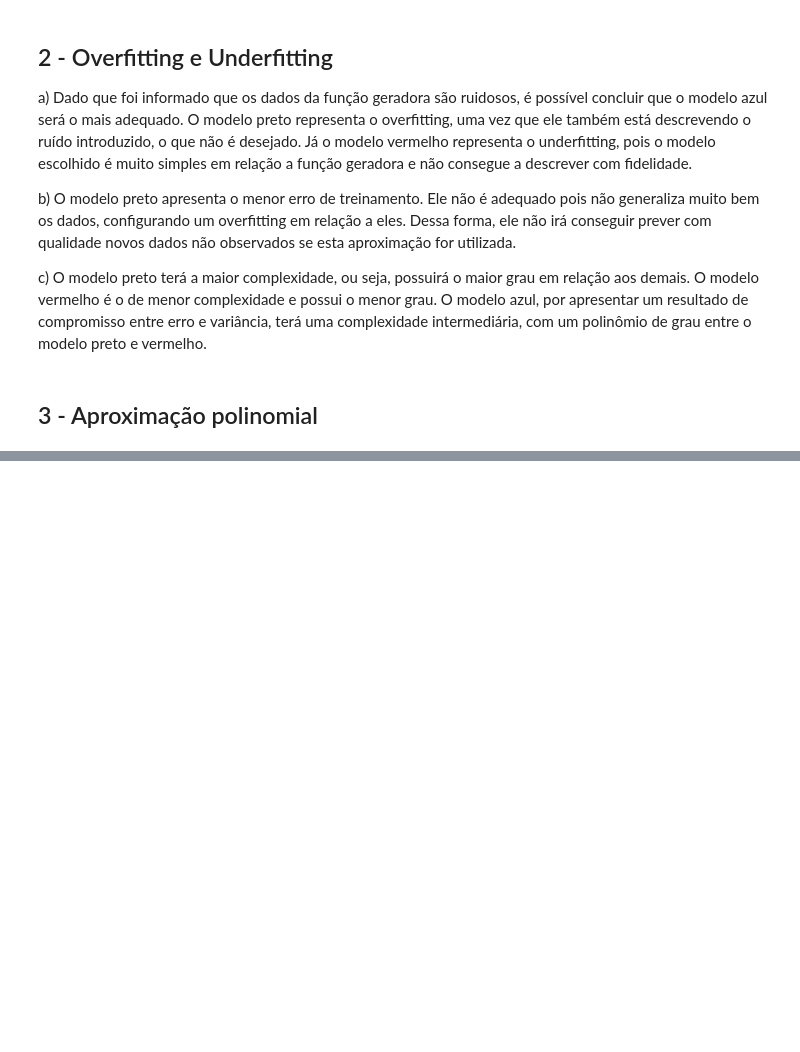
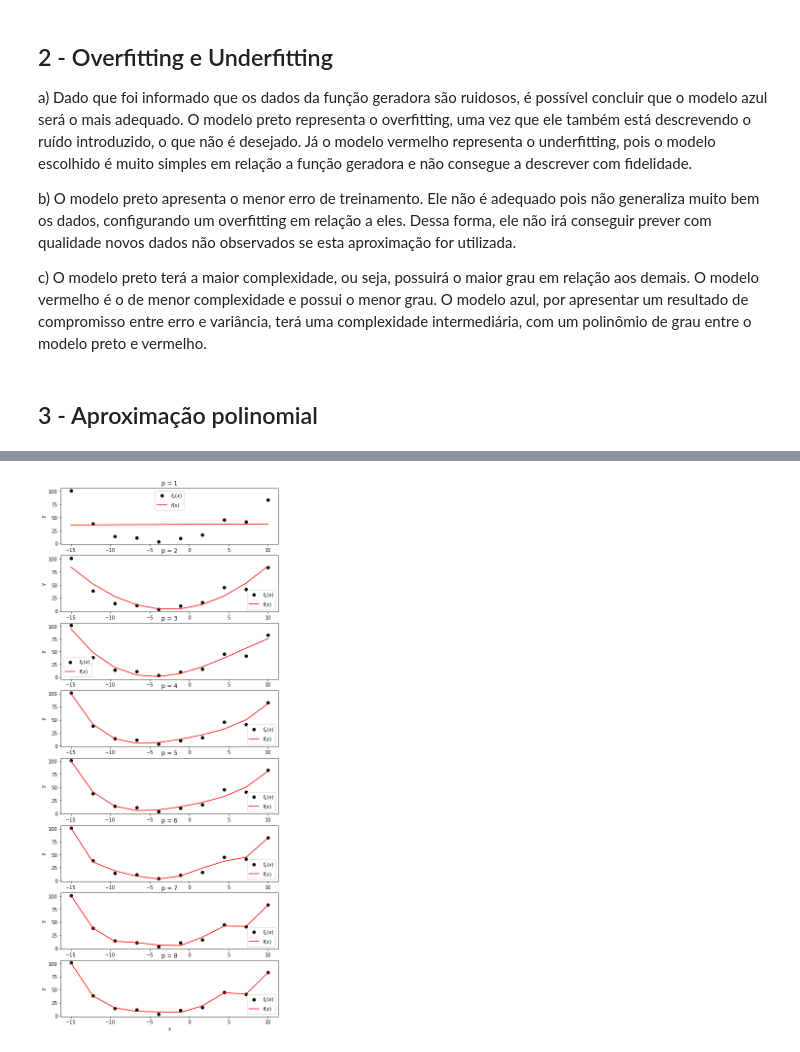
Before and after one commit to vicrsp/rna-ppgee, a Jupyter notebook: exercicios/ex2/solution.ipynb, the cells around one changed output, grey strips where cells are left out. Drawn from its saved outputs; the diff is of its cells as text; code cells hidden in the pictures; blank space fills up the shorter version.

```diff
--- a/exercicios/ex2/solution.ipynb
+++ b/exercicios/ex2/solution.ipynb
@@ -275,0 +285,6 @@ ax2.plot(stderr, color='red')
+# %%
+N = 10
+p_range = range(1, 9)
+fit_polynomials(N, p_range)
+# %% [output]
+[figure, added]
```
Also changed, not shown: parts of 8 cells of this notebook.
